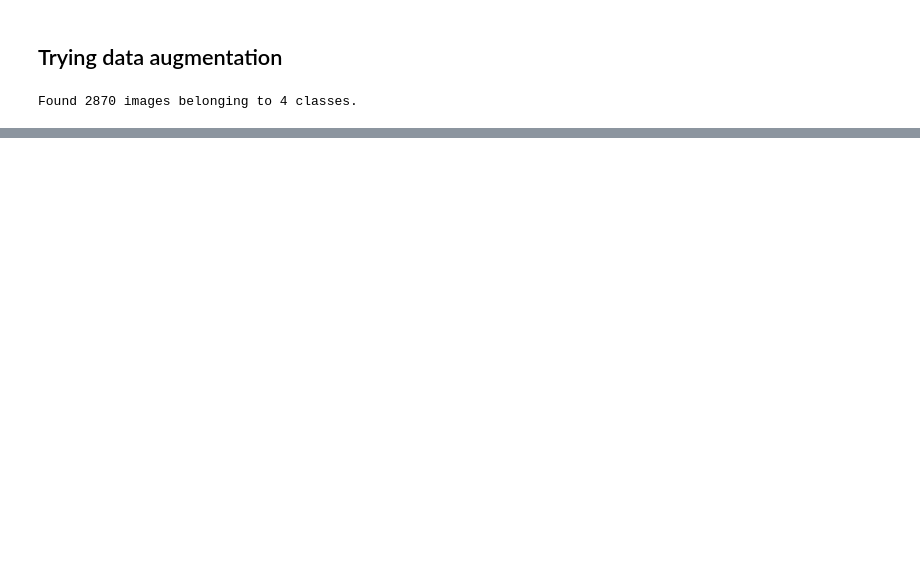
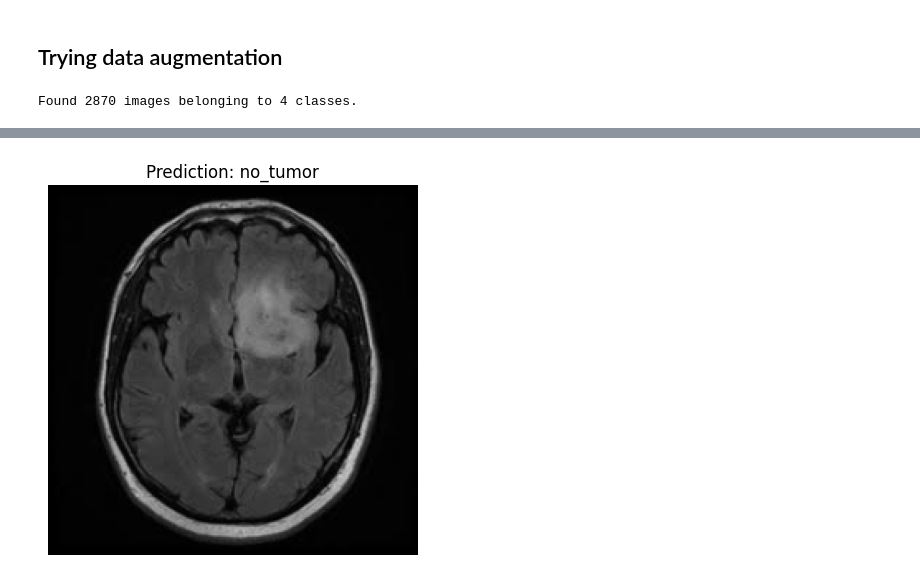
Before and after one commit to aayushxrj/Tumor-Multiclassification-ComputerVision, a Jupyter notebook: main.ipynb, the cells around one changed output, grey strips where cells are left out. Cells and saved outputs as stored; diff of their text form; code cells hidden in the pictures; blank space fills up the shorter version.

```diff
--- a/main.ipynb
+++ b/main.ipynb
@@ -255,0 +327,3 @@ plot_loss_curve(efficientnet_history_2)
+# %%
+pred_and_plot(efficientnet_model,"./glioma-tumor-test.jpg",class_names)
+# %% [output]
@@ -255,0 +331 @@ plot_loss_curve(efficientnet_history_2)
+[figure, added]
```
Also changed, not shown: parts of 19 cells of this notebook.
